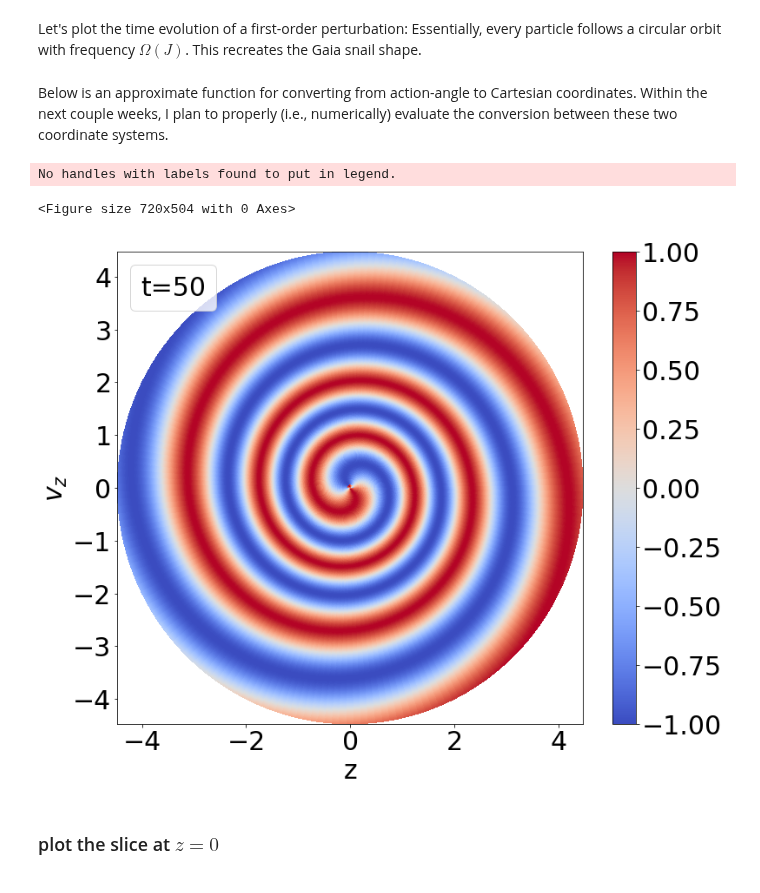
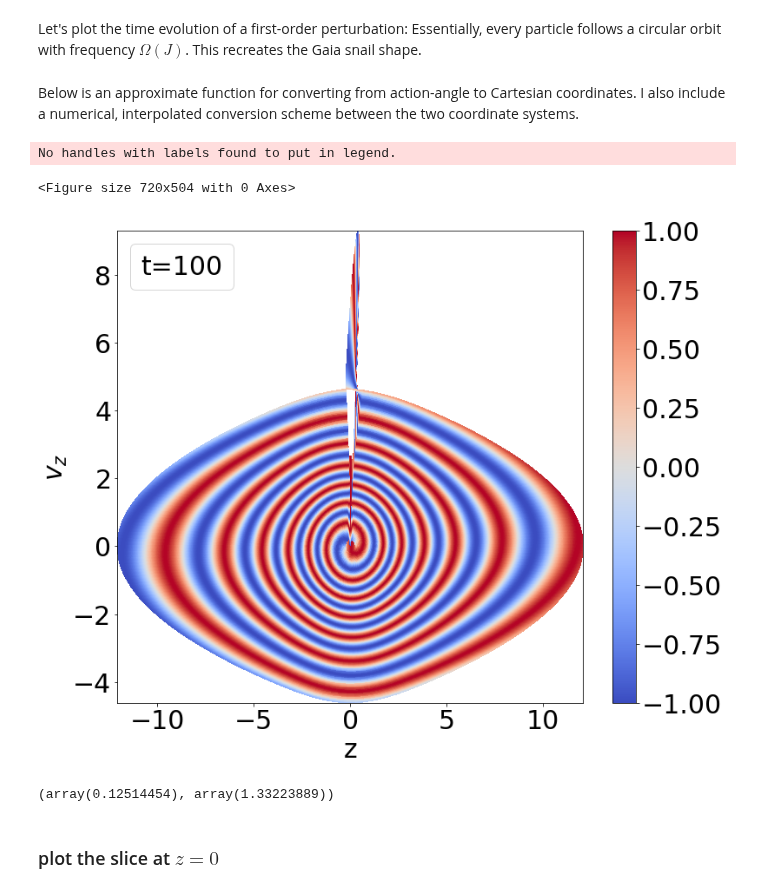
Before and after one commit to Jupiter1994/plasma-echo, a Jupyter notebook: Galactic Phase Mixing and Echo.ipynb, the cells around one changed output. Saved outputs shown, nothing was run; the diff lists cells and outputs as text; code cells hidden in the pictures.

Commit message:
current interp functions look weird, gonna test better boundary conditions

```diff
--- a/Galactic Phase Mixing and Echo.ipynb
+++ b/Galactic Phase Mixing and Echo.ipynb
@@ -63,21 +64,41 @@ def dOmega_dJ(J):
 
     return num / denom
 # %% [markdown]
-Below is an approximate function for converting from action-angle to Cartesian coordinates. Within the next couple weeks, I plan to properly (i.e., numerically) evaluate the conversion between these two coordinate systems.
+Below is an approximate function for converting from action-angle to Cartesian coordinates. I also include a numerical, interpolated conversion scheme between the two coordinate systems.
 # %%
-## basic function for converting (thetas, Js) to (x_vals, y_vals)
+## function for converting (thetas, Js) to (x_vals, y_vals) for harmonic potential
+
+def pol2cart_meshgrid_harmonic(thetas, Js):
+    '''
+    Given a meshgrid of angles and actions (thetas, Js), return the
+    corresponding meshgrid in Cartesian coordinates. Assumes a
+    harmonic potential, i.e., z ~ sqrt(2*J/Omega) sin(theta) and
+    v_z ~ sqrt(2*J*Omega) * cos(theta)
+
+    '''
+
+    zs = np.sqrt(2*Js / Omega(Js)) * np.sin(thetas)
+    vzs = np.sqrt(2*Js*Omega(Js)) * np.cos(thetas)
+
+    return zs, vzs
+
+# load in interpolated converter functions
+with open('z(theta,J)_interp.pkl', 'rb') as file:
+    convert_AA_to_z = pickle.load(file)
+with open('v_z(theta,J)_interp.pkl', 'rb') as file:
+    convert_AA_to_vz = pickle.load(file)
 
 def pol2cart_meshgrid(thetas, Js):
     '''
     Given a meshgrid of angles and actions (thetas, Js), return the
-    corresponding meshgrid in Cartesian coordinates.
+    corresponding meshgrid (zs, v_zs) in Cartesian coordinates.
 
     '''
 
-    xs = np.sqrt(Js) * np.cos(thetas)
-    ys = np.sqrt(Js) * np.sin(thetas)
+    zs = convert_AA_to_z(thetas, Js)
+    vzs = convert_AA_to_vz(thetas, Js)
 
-    return xs, ys
+    return zs, vzs
 # %%
 # define phase mixing (i.e., a first-order phase mixing solution for n=1)
 def delta_f_phase_mixing(theta, J, t, A_0=1, t_i=0, theta_i=0):
@@ -119,44 +140,49 @@ theta_step = theta_max/num_thetas_sampled
 # in Scott's paper, the max. value of (v/sigma)*(z/z_0) ~ 20 in Fig. 3, and
 # from eq. 7, J is roughly prop to v*z.
 J_min = 0
-J_max = 20
+J_max = 25
 J_step = 0.02
 
 thetas = np.arange(theta_min, theta_max, theta_step)
 Js = np.arange(J_min, J_max, J_step)
 # thetas, Js are generated from a meshgrid
 thetas, Js = np.meshgrid(thetas, Js) # both thetas and Js has shape (# of Js, # of thetas)
-
-x_vals, y_vals = pol2cart_meshgrid(thetas, Js)
 # %%
 ## plot phase mixing at 1 timepoint
 plt.rcParams.update({'font.size':30})
 
 plt.clf()
 fig, ax = plt.subplots(1,1,figsize=(12,10))
 
 # test that we can plot delta_f at a given t
-t_temp = 50
+t_temp = 100
 Z = delta_f_phase_mixing(thetas, Js, t_temp)
 
+x_vals, y_vals = pol2cart_meshgrid(thetas, Js)
 im = ax.pcolormesh(x_vals,y_vals,Z,cmap=cm.coolwarm, animated=True, shading='auto',\
                   vmin=-1, vmax=1)
 
 fig.colorbar(im, ax=ax)
 
 ax.set_xlabel(r"z")
 ax.set_ylabel(r"$v_z$")
 # ax.set_title("$\delta f$")
 
 plt.legend(title=f"t={t_temp}", loc='upper left', labelspacing=0.)
 
-plt.savefig(f'Gaia phase mixing/Gal_pm_t={t_temp}.png')
+save_pm_figure = False
+if save_pm_figure:
+    plt.savefig(f'Gaia phase mixing/Gal_pm_t={t_temp}.png')
 
 plt.show()
 # %% [output]
 No handles with labels found to put in legend.
 <Figure size 720x504 with 0 Axes>
-[figure, old version]
+[figure, new version]
+# %%
+pol2cart_meshgrid(2, .001)
+# %% [output]
+(array(0.12514454), array(1.33223889))
 # %% [markdown]
 ### plot the slice at $z=0$
 # %%
```
Also changed, not shown: parts of 1 cell of this notebook, 1 other file.
